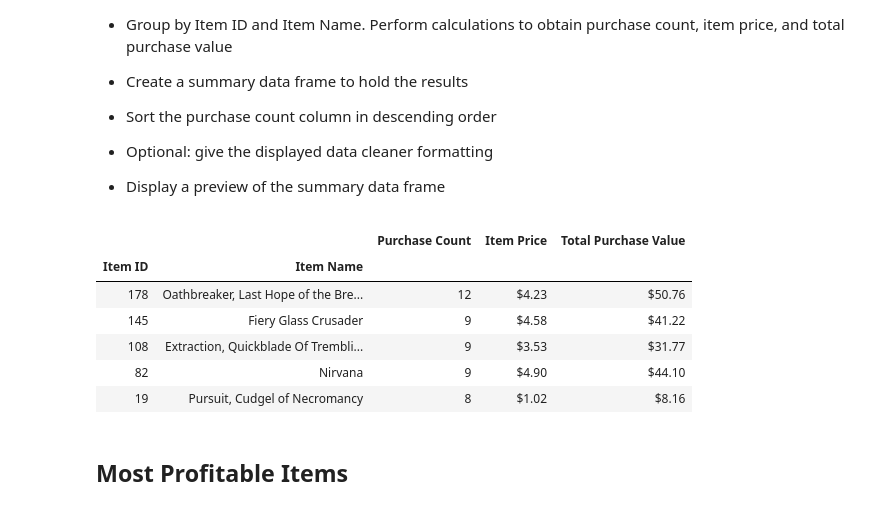
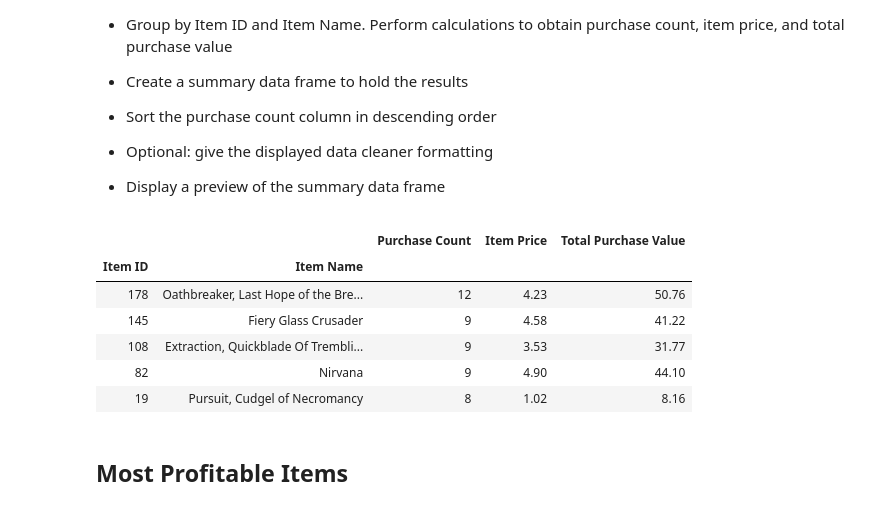
Before and after one commit to annmcnamara/pandas-challenge, a Jupyter notebook: HeroesOfPymoli/HeroesOfPymoli_starter.ipynb, the cells around one changed output. Saved outputs shown, nothing was run; the diff lists cells and outputs as text; code cells hidden in the pictures.

```diff
--- a/HeroesOfPymoli/HeroesOfPymoli_starter.ipynb
+++ b/HeroesOfPymoli/HeroesOfPymoli_starter.ipynb
@@ -337,39 +342,49 @@ sorted_ts
 
 * Display a preview of the summary data frame
 # %%
-# 'Purchase ID', 'SN', 'Age', 'Gender', 'Item ID', 'Item Name', 'Price'
+# Store the relevant data columnts from the purchase data
+# into a popular items dataframe
+pi_df = purchase_data[['Item ID', 'Item Name', 'Price']]
 
-
-pi_df = purchase_data[['Item ID', 'Item Name', 'Price']]
+# group the popular items by item id and item name
 pi_df_grouped = pi_df.groupby(['Item ID', 'Item Name'])
 
 #create a new dictionary with the necessary values
-pi_d = {'Purchase Count': pi_df_grouped["Item ID"].count(),
-        'Item Price': pi_df_grouped["Price"].mean(),
-       'Total Purchase Value': pi_df_grouped["Price"].sum(),
-    }
+pi_dict = {
+    'Purchase Count'      : pi_df_grouped["Item ID"].count(),
+    'Item Price'          : pi_df_grouped["Price"].mean(),
+    'Total Purchase Value': pi_df_grouped["Price"].sum(),
+}
 
-#create a new summary data frame from the dictionary
-pi_df = pd.DataFrame(data=pi_d)
+#create a new poplular items dataframe from the dictionary
+pi_df = pd.DataFrame(data = pi_dict)
+
+#sort the dataframe by total purchase values and store only the first five rows
 sorted_pi = pi_df.sort_values(['Purchase Count'], ascending = False).head(5)
 
-
+# just another way to format
+# create the format dictionary
+# apply it to df.style.format
 pi_format_dict = {'Purchase Count': '{:,.0f}',
                 'Item Price': '${:,.2f}',
                 'Total Purchase Value': '${:,.2f}'}
 
-sorted_pi['Item Price'] = sorted_pi['Item Price'].map("${:.2f}".format)
-sorted_pi['Total Purchase Value'] = sorted_pi['Total Purchase Value'].map("\x24{:,.2f}".format)
+sorted_pi.style.format(pi_format_dict)
 
+# Display the dataframe
 sorted_pi
+
+# Alternatively could use map to format the dataframe columns.
+# sorted_pi['Item Price'] = sorted_pi['Item Price'].map("${:.2f}".format)
+# sorted_pi['Total Purchase Value'] = sorted_pi['Total Purchase Value'].map("\x24{:,.2f}".format)
 # %% [output]
 |  |  | Purchase Count | Item Price | Total Purchase Value |
 | Item ID | Item Name |  |  |  |
-| 178 | Oathbreaker, Last Hope of the Bre... | 12 | $4.23 | $50.76 |
-| 145 | Fiery Glass Crusader | 9 | $4.58 | $41.22 |
-| 108 | Extraction, Quickblade Of Trembli... | 9 | $3.53 | $31.77 |
-| 82 | Nirvana | 9 | $4.90 | $44.10 |
-| 19 | Pursuit, Cudgel of Necromancy | 8 | $1.02 | $8.16 |
+| 178 | Oathbreaker, Last Hope of the Bre... | 12 | 4.23 | 50.76 |
+| 145 | Fiery Glass Crusader | 9 | 4.58 | 41.22 |
+| 108 | Extraction, Quickblade Of Trembli... | 9 | 3.53 | 31.77 |
+| 82 | Nirvana | 9 | 4.90 | 44.10 |
+| 19 | Pursuit, Cudgel of Necromancy | 8 | 1.02 | 8.16 |
 # %% [markdown]
 ## Most Profitable Items
 # %% [markdown]
```
Also changed, not shown: parts of 8 cells of this notebook.
